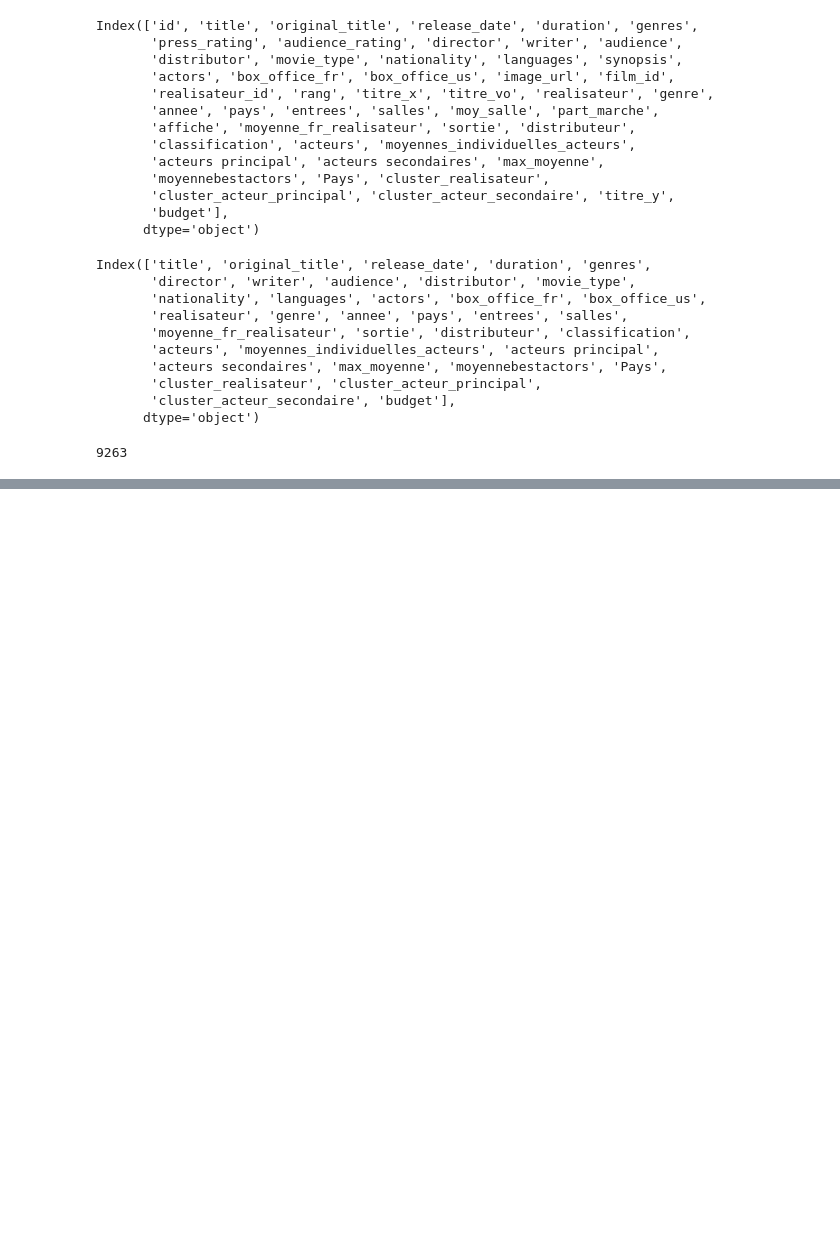
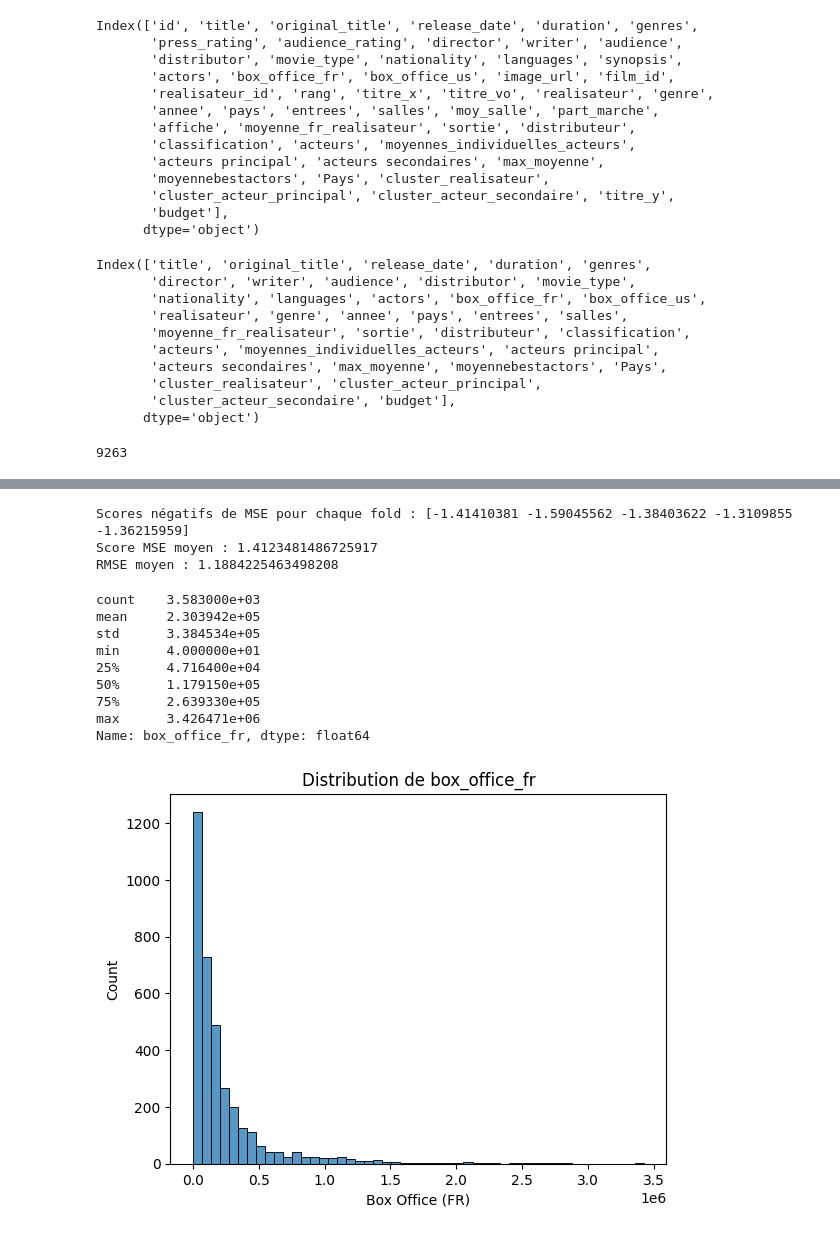
Before and after one commit to DorotheeCatry/popularity-movie-prediction-project, a Jupyter notebook: ML/regressionlineaire.ipynb, the cells around one changed output, grey strips where cells are left out. Saved outputs shown, nothing was run; the diff lists cells and outputs as text; code cells hidden in the pictures; blank space fills up the shorter version.

```diff
--- a/ML/regressionlineaire.ipynb
+++ b/ML/regressionlineaire.ipynb
@@ -103,0 +236,11 @@ df.shape[0]
+# %%
+data["release_date"] = pd.to_datetime(data["release_date"], errors='coerce')
+data["release_year"] = data["release_date"].dt.year
+data["release_month"] = data["release_date"].dt.month
+data["release_day"] = data["release_date"].dt.day
+data.drop(columns=["release_date"], inplace=True)
+# %%
+# Remplir les valeurs manquantes par la médiane pour les variables numériques
+numeric_cols = ["duration", "max_moyenne", "budget"]
+for col in numeric_cols:
+    data[col].fillna(data[col].median(), inplace=True)
@@ -103,0 +266,15 @@ df.shape[0]
+# %%
+# Ajouter "audience" à la liste des features catégorielles
+categorical_features = ["distributor", "movie_type", "languages", "Pays", "cluster_acteur_principal", "audience"]
+
+# Encodage One-Hot de toutes ces colonnes et suppression de la première modalité pour éviter la redondance
+data = pd.get_dummies(data, columns=categorical_features, drop_first=True)
+# %%
+# Supposons que nous utilisons maintenant toutes les colonnes préparées sauf "box_office_fr" (et éventuellement "title")
+X = data.drop(columns=["box_office_fr", "title"])  # on peut supprimer "title" si on a extrait "title_length"
+y = data["box_office_fr"]
+
+import numpy as np
+
+
+y = np.log1p(y)  # Utilisation de log1p pour gérer les valeurs proches de 0
@@ -103,0 +307,37 @@ df.shape[0]
+# %%
+from sklearn.model_selection import KFold, cross_val_score
+import numpy as np
+
+# Définir 5 folds en mélangeant les données
+cv = KFold(n_splits=5, shuffle=True, random_state=42)
+
+# Utiliser cross_val_score pour obtenir les scores négatifs de MSE
+scores = cross_val_score(model, X, y, scoring="neg_mean_squared_error", cv=cv)
+
+print("Scores négatifs de MSE pour chaque fold :", scores)
+print("Score MSE moyen :", -np.mean(scores))
+print("RMSE moyen :", np.sqrt(-np.mean(scores)))
+# %% [output]
+Scores négatifs de MSE pour chaque fold : [-1.41410381 -1.59045562 -1.38403622 -1.3109855  -1.36215959]
+Score MSE moyen : 1.4123481486725917
+RMSE moyen : 1.1884225463498208
+# %%
+import matplotlib.pyplot as plt
+import seaborn as sns
+
+print(y.describe())
+sns.histplot(y, bins=50)
+plt.xlabel("Box Office (FR)")
+plt.title("Distribution de box_office_fr")
+plt.show()
+# %% [output]
+count    3.583000e+03
+mean     2.303942e+05
+std      3.384534e+05
+min      4.000000e+01
+25%      4.716400e+04
+50%      1.179150e+05
+75%      2.639330e+05
+max      3.426471e+06
+Name: box_office_fr, dtype: float64
+[figure, added]
```
Also changed, not shown: parts of 25 cells of this notebook.
